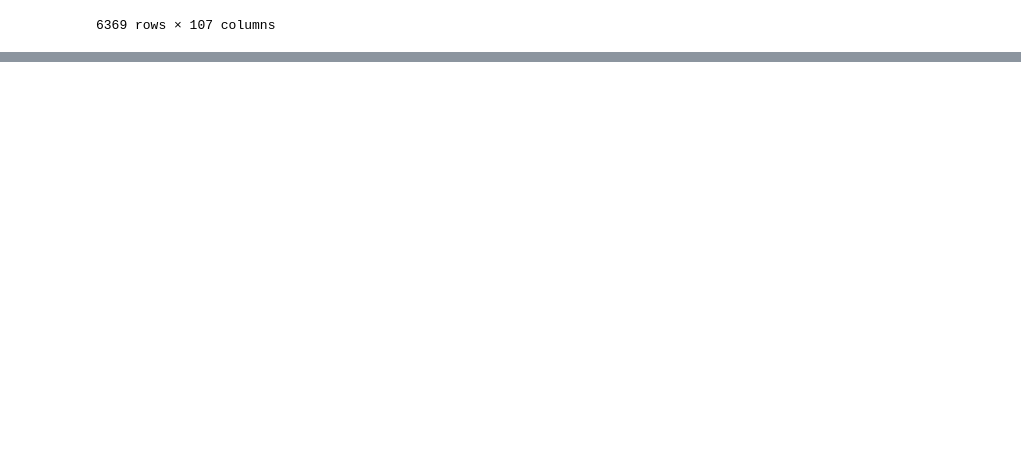
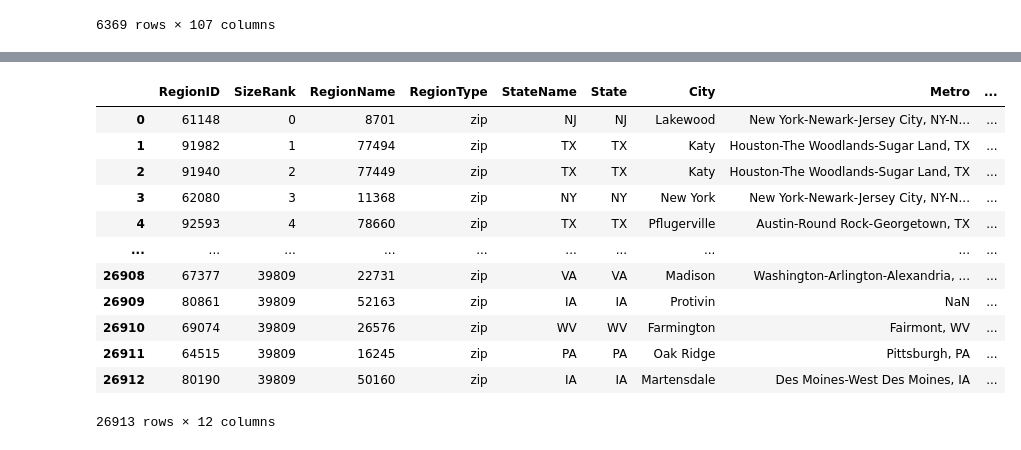
Before and after one commit to AlexPei-YuTsai/BerkeleyDataBootcampProjectONE, a Jupyter notebook: ZipCode_Rentalrent-Project1/RentsbyZipcode.ipynb, the cells around one changed output, grey strips where cells are left out. Drawn from its saved outputs; the diff is of its cells as text; code cells hidden in the pictures; blank space fills up the shorter version.

```diff
--- a/ZipCode_Rentalrent-Project1/RentsbyZipcode.ipynb
+++ b/ZipCode_Rentalrent-Project1/RentsbyZipcode.ipynb
@@ -72,0 +46,20 @@ KeyError: 'date'
+# %%
+#Calculate the average for year
+comlumns_2020_year = ['2020-01-31', '2020-02-29', '2020-03-31', '2020-04-30', '2020-05-31', '2020-06-30',
+                 '2020-07-31', '2020-08-31', '2020-09-30', '2020-10-31', '2020-11-30', '2020-12-31']
+average_2020_year = home_values_zc_filtered[comlumns_2020_year].mean (axis=1, numeric_only=True )
+average_2020_year
+
+comlumns_2021_year = ['2021-01-31', '2021-02-28', '2021-03-31', '2021-04-30', '2021-05-31', '2021-06-30',
+                 '2021-07-31', '2021-08-31', '2021-09-30', '2021-10-31', '2021-11-30', '2021-12-31']
+average_2021_year = home_values_zc_filtered[comlumns_2021_year].mean (axis=1, numeric_only=True )
+average_2021_year
+
+comlumns_2022_year = ['2022-01-31', '2022-02-28', '2022-03-31', '2022-04-30', '2022-05-31', '2022-06-30',
+                 '2022-07-31', '2022-08-31', '2022-09-30', '2022-10-31', '2022-11-30', '2022-12-31']
+average_2022_year = home_values_zc_filtered[comlumns_2022_year].mean (axis=1, numeric_only=True )
+average_2022_year
+
+comlumns_2023_year = ['2023-01-31', '2023-02-28', '2023-03-31', '2023-04-30']
+average_2023_year = home_values_zc_filtered[comlumns_2023_year].mean (axis=1, numeric_only=True )
+average_2023_year
@@ -72,0 +79,39 @@ KeyError: 'date'
+# %%
+#Create a summary DataFrame
+home_values_summary = {
+    'RegionID': home_values_zc_filtered['RegionID'],
+    'SizeRank': home_values_zc_filtered['SizeRank'],
+    'RegionName': home_values_zc_filtered['RegionName'],
+    'RegionType': home_values_zc_filtered['RegionType'],
+    'StateName': home_values_zc_filtered['StateName'],
+    'State': home_values_zc_filtered['State'],
+    'City': home_values_zc_filtered['City'],
+    'Metro': home_values_zc_filtered['Metro'],
+    'Home_values Average_2020': average_2020_year,
+    'Home_values Average_2021': average_2021_year,
+    'Home_values Average_2022': average_2022_year,
+    'Home_values Average_2023': average_2023_year}
+
+# Formatting
+home_values_summary ["Home_values Average_2020"] = home_values_summary["Home_values Average_2020"].map("${:,.2f}".format)
+home_values_summary ["Home_values Average_2021"] = home_values_summary["Home_values Average_2021"].map("${:,.2f}".format)
+home_values_summary ["Home_values Average_2022"] = home_values_summary["Home_values Average_2022"].map("${:,.2f}".format)
+home_values_summary ["Home_values Average_2023"] = home_values_summary["Home_values Average_2023"].map("${:,.2f}".format)
+
+# Display the DataFrame
+home_values_summary  = pd.DataFrame(home_values_summary)
+home_values_summary
+# %% [output]
+|  | RegionID | SizeRank | RegionName | RegionType | StateName | State | City | Metro | ... |
+| 0 | 61148 | 0 | 8701 | zip | NJ | NJ | Lakewood | New York-Newark-Jersey City, NY-N... | ... |
+| 1 | 91982 | 1 | 77494 | zip | TX | TX | Katy | Houston-The Woodlands-Sugar Land, TX | ... |
+| 2 | 91940 | 2 | 77449 | zip | TX | TX | Katy | Houston-The Woodlands-Sugar Land, TX | ... |
+| 3 | 62080 | 3 | 11368 | zip | NY | NY | New York | New York-Newark-Jersey City, NY-N... | ... |
+| 4 | 92593 | 4 | 78660 | zip | TX | TX | Pflugerville | Austin-Round Rock-Georgetown, TX | ... |
+| ... | ... | ... | ... | ... | ... | ... | ... | ... | ... |
+| 26908 | 67377 | 39809 | 22731 | zip | VA | VA | Madison | Washington-Arlington-Alexandria, ... | ... |
+| 26909 | 80861 | 39809 | 52163 | zip | IA | IA | Protivin | NaN | ... |
+| 26910 | 69074 | 39809 | 26576 | zip | WV | WV | Farmington | Fairmont, WV | ... |
+| 26911 | 64515 | 39809 | 16245 | zip | PA | PA | Oak Ridge | Pittsburgh, PA | ... |
+| 26912 | 80190 | 39809 | 50160 | zip | IA | IA | Martensdale | Des Moines-West Des Moines, IA | ... |
+26913 rows × 12 columns
```
Also changed, not shown: parts of 12 cells of this notebook.
